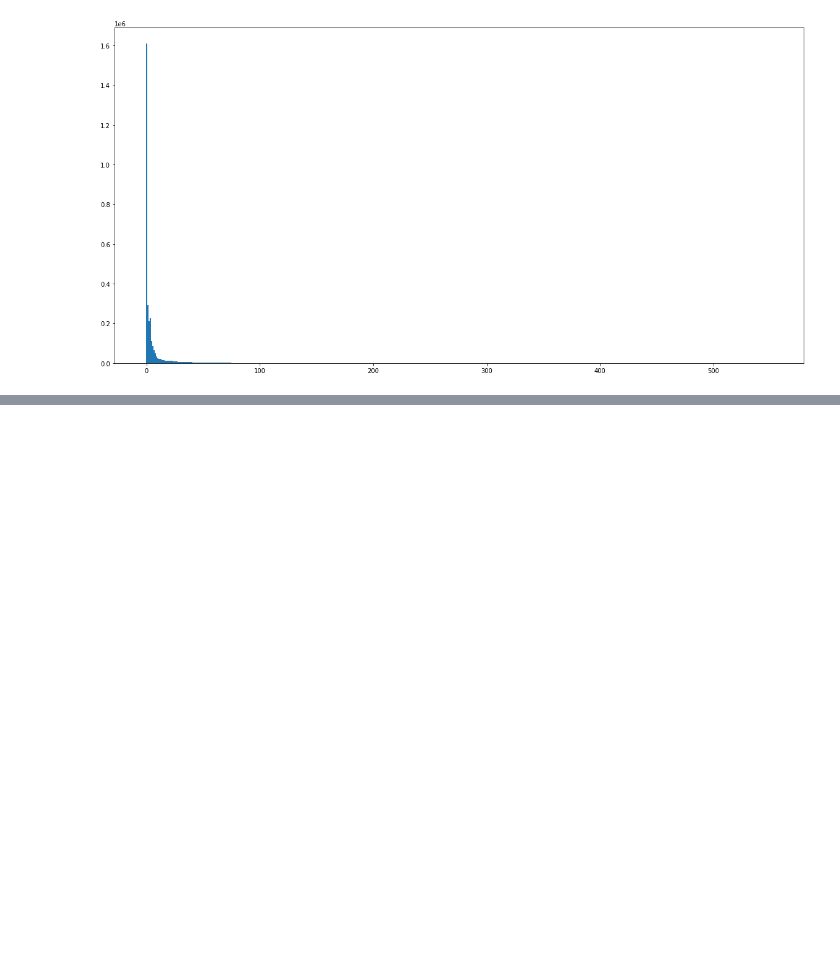
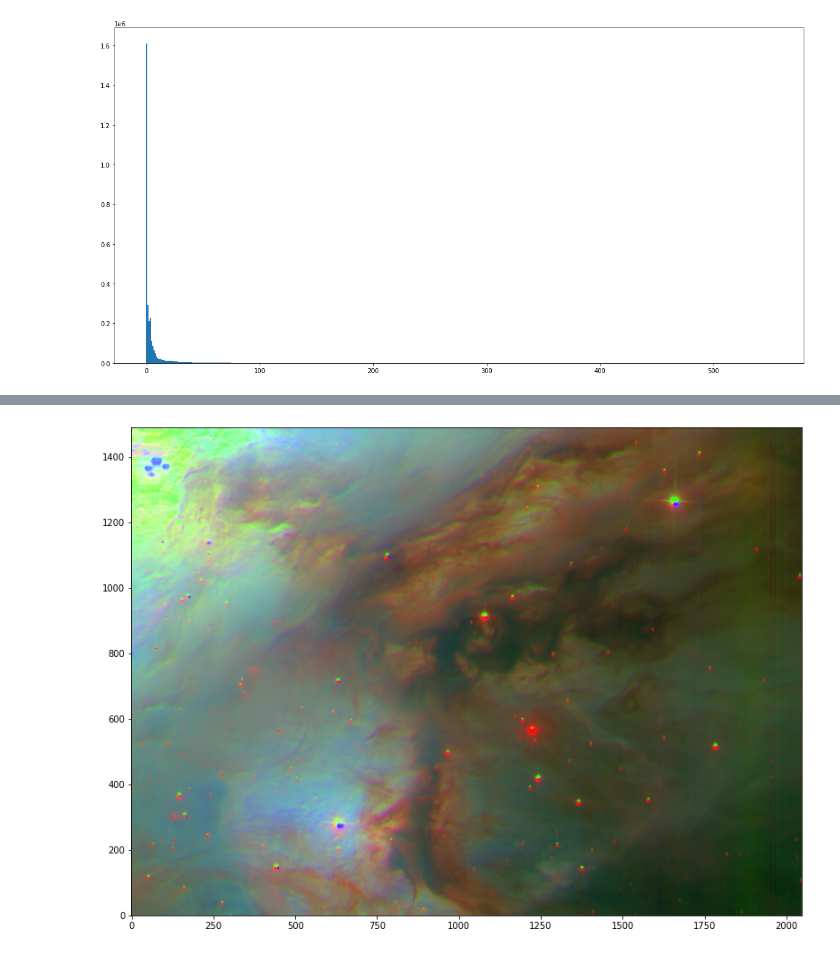
Before and after one commit to JoelsonSartoriJr/study-astrnomy, a Jupyter notebook: fits_image/rgb_image.ipynb, the cells around one changed output, grey strips where cells are left out. Drawn from its saved outputs; the diff is of its cells as text; code cells hidden in the pictures; blank space fills up the shorter version.

```diff
--- a/fits_image/rgb_image.ipynb
+++ b/fits_image/rgb_image.ipynb
@@ -67,0 +82,14 @@ histogram = plt.hist(data.flat, bins=500)
+# %%
+M42u = fits.open('data/frame-u-006073-4-0063.fits')
+M42g = fits.open('data/frame-g-006073-4-0063.fits')
+M42i = fits.open('data/frame-i-006073-4-0063.fits')
+# %%
+u = M42u[0].data
+g = M42g[0].data
+i = M42i[0].data
+# %%
+rgb_image = make_lupton_rgb(i, g, u, stretch=1.5, Q=10)
+plt.imshow(rgb_image, origin='lower')
+plt.savefig('img/rbgM42.jpg')
+# %% [output]
+[figure, added]
```
Also changed, not shown: parts of 2 cells of this notebook, 10 other files.
